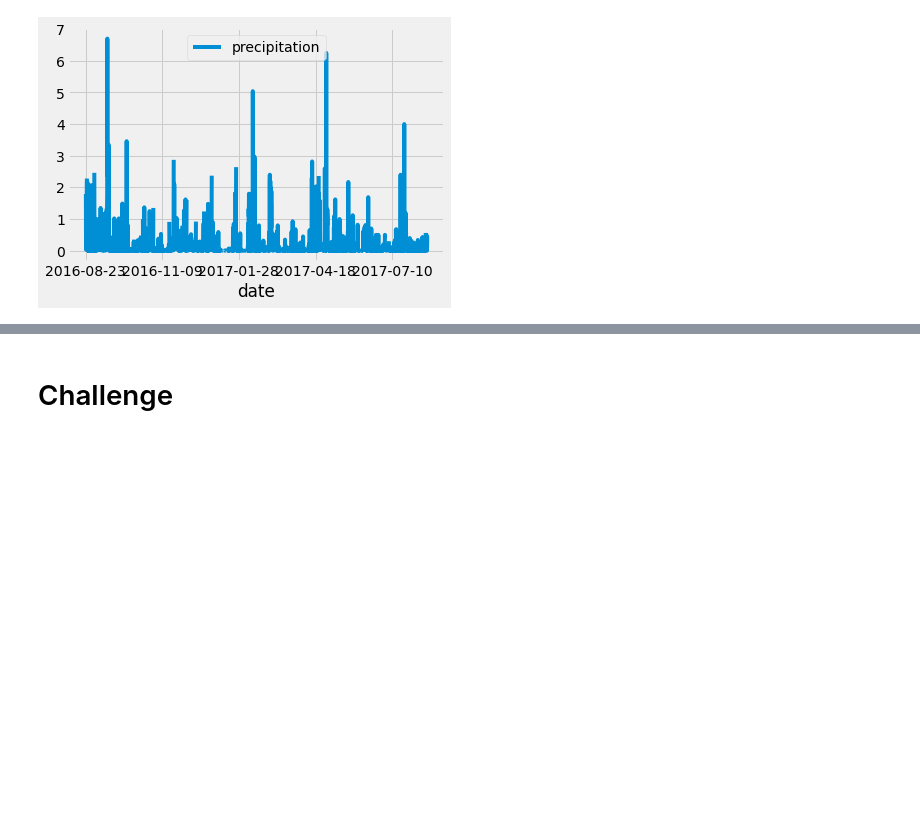
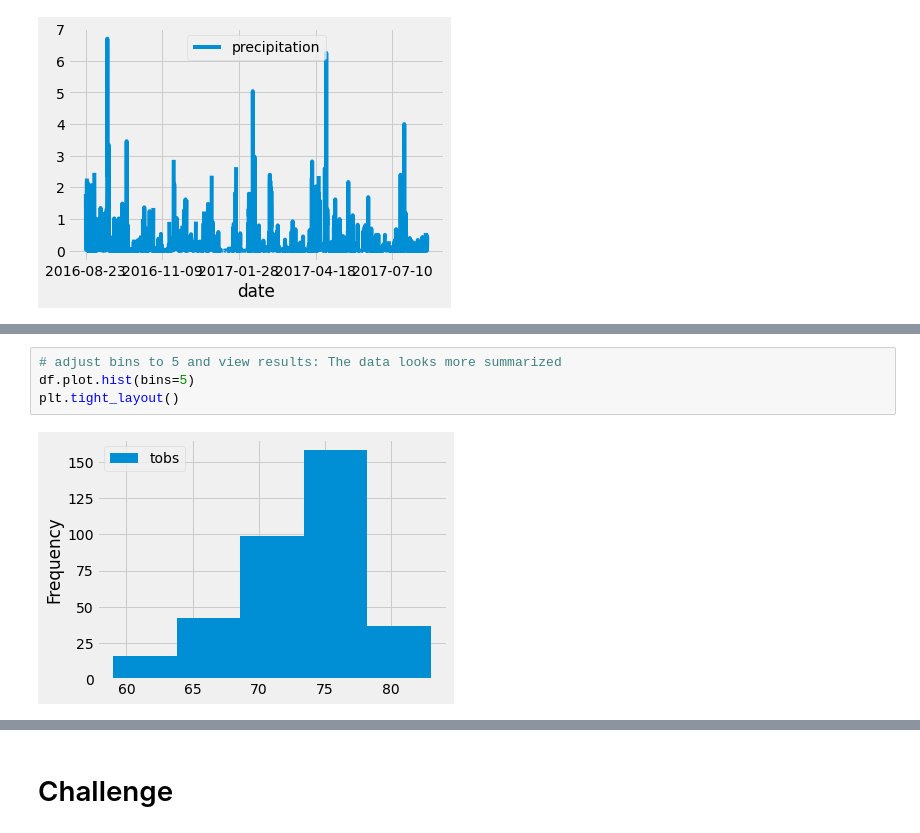
Before and after one commit to RebeccaA79/surfs_up, a Jupyter notebook: climate_analysis.ipynb, the cells around one changed output, grey strips where cells are left out. Cells and saved outputs as stored; diff of their text form; blank space fills up the shorter version.

```diff
--- a/climate_analysis.ipynb
+++ b/climate_analysis.ipynb
@@ -110,0 +160,6 @@ df.describe()
+# %%
+# adjust bins to 5 and view results: The data looks more summarized
+df.plot.hist(bins=5)
+plt.tight_layout()
+# %% [output]
+[figure, added]
```
Also changed, not shown: parts of 7 cells of this notebook.
